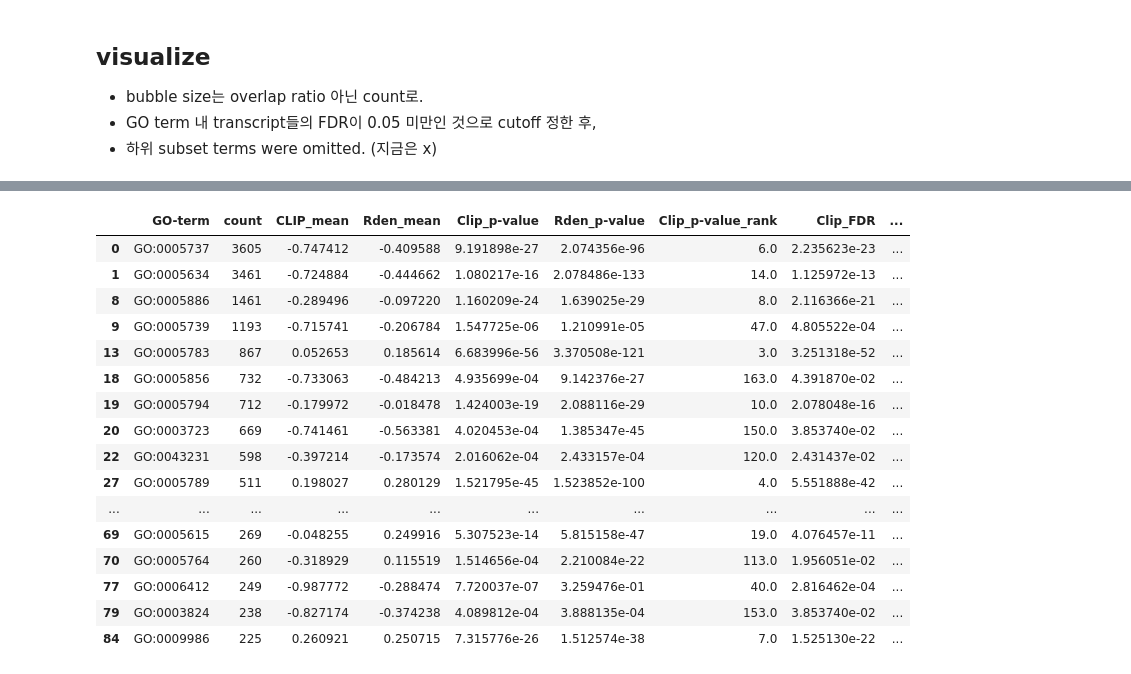
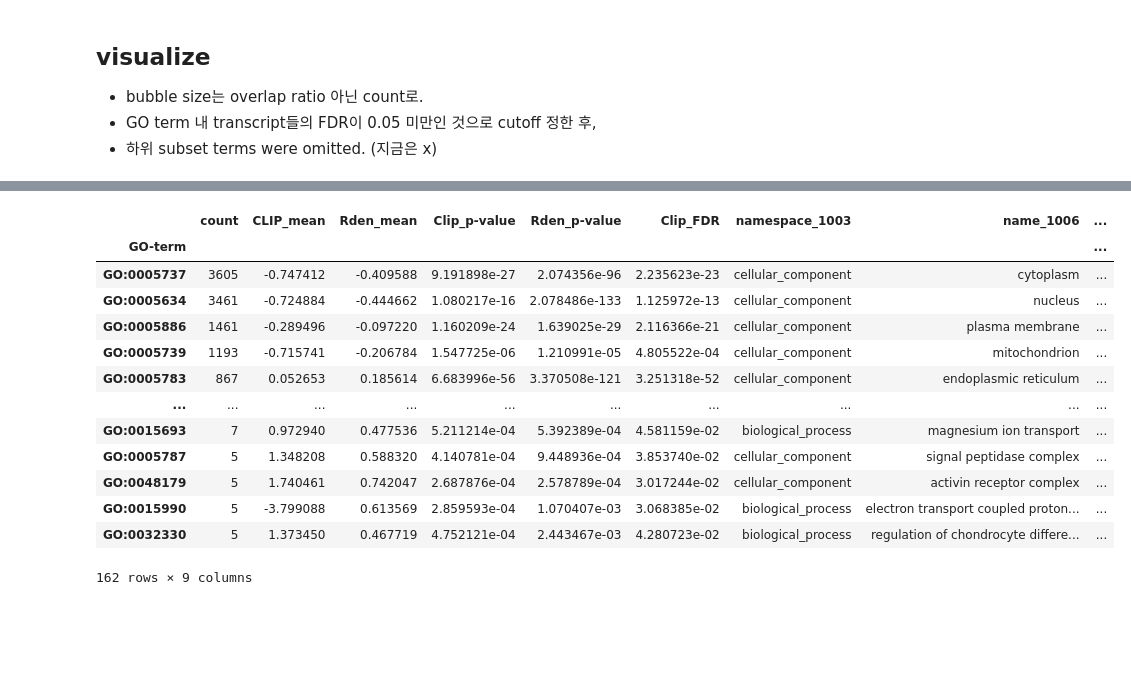
Before and after one commit to dong-gi-jang/binfo, a Jupyter notebook: Free 2/Free2_Fig5A.ipynb, the cells around one changed output, grey strips where cells are left out. Saved outputs shown, nothing was run; the diff lists cells and outputs as text; code cells hidden in the pictures; blank space fills up the shorter version.

```diff
--- a/Free 2/Free2_Fig5A.ipynb
+++ b/Free 2/Free2_Fig5A.ipynb
@@ -415,24 +419,20 @@ NameError: ignored
 # %%
-# 연습
-pltinput = pltinput.sort_values('Clip_FDR',ascending=False)
+pltinput_sortcount = pltinput.sort_values('count',ascending=False).set_index('GO-term')
-# %%
-pltinput.sort_values('count',ascending=False)[:20]
-# %% [output]
-|  | GO-term | count | CLIP_mean | Rden_mean | Clip_p-value | Rden_p-value | Clip_p-value_rank | Clip_FDR | ... |
-| 0 | GO:0005737 | 3605 | -0.747412 | -0.409588 | 9.191898e-27 | 2.074356e-96 | 6.0 | 2.235623e-23 | ... |
-| 1 | GO:0005634 | 3461 | -0.724884 | -0.444662 | 1.080217e-16 | 2.078486e-133 | 14.0 | 1.125972e-13 | ... |
-| 8 | GO:0005886 | 1461 | -0.289496 | -0.097220 | 1.160209e-24 | 1.639025e-29 | 8.0 | 2.116366e-21 | ... |
-| 9 | GO:0005739 | 1193 | -0.715741 | -0.206784 | 1.547725e-06 | 1.210991e-05 | 47.0 | 4.805522e-04 | ... |
-| 13 | GO:0005783 | 867 | 0.052653 | 0.185614 | 6.683996e-56 | 3.370508e-121 | 3.0 | 3.251318e-52 | ... |
-| 18 | GO:0005856 | 732 | -0.733063 | -0.484213 | 4.935699e-04 | 9.142376e-27 | 163.0 | 4.391870e-02 | ... |
-| 19 | GO:0005794 | 712 | -0.179972 | -0.018478 | 1.424003e-19 | 2.088116e-29 | 10.0 | 2.078048e-16 | ... |
-| 20 | GO:0003723 | 669 | -0.741461 | -0.563381 | 4.020453e-04 | 1.385347e-45 | 150.0 | 3.853740e-02 | ... |
-| 22 | GO:0043231 | 598 | -0.397214 | -0.173574 | 2.016062e-04 | 2.433157e-04 | 120.0 | 2.431437e-02 | ... |
-| 27 | GO:0005789 | 511 | 0.198027 | 0.280129 | 1.521795e-45 | 1.523852e-100 | 4.0 | 5.551888e-42 | ... |
-| ... | ... | ... | ... | ... | ... | ... | ... | ... | ... |
-| 69 | GO:0005615 | 269 | -0.048255 | 0.249916 | 5.307523e-14 | 5.815158e-47 | 19.0 | 4.076457e-11 | ... |
-| 70 | GO:0005764 | 260 | -0.318929 | 0.115519 | 1.514656e-04 | 2.210084e-22 | 113.0 | 1.956051e-02 | ... |
-| 77 | GO:0006412 | 249 | -0.987772 | -0.288474 | 7.720037e-07 | 3.259476e-01 | 40.0 | 2.816462e-04 | ... |
-| 79 | GO:0003824 | 238 | -0.827174 | -0.374238 | 4.089812e-04 | 3.888135e-04 | 153.0 | 3.853740e-02 | ... |
-| 84 | GO:0009986 | 225 | 0.260921 | 0.250715 | 7.315776e-26 | 1.512574e-38 | 7.0 | 1.525130e-22 | ... |
+# %%
+pltinput_sortcount
+# %% [output]
+|  | count | CLIP_mean | Rden_mean | Clip_p-value | Rden_p-value | Clip_FDR | namespace_1003 | name_1006 | ... |
+| GO-term |  |  |  |  |  |  |  |  | ... |
+| GO:0005737 | 3605 | -0.747412 | -0.409588 | 9.191898e-27 | 2.074356e-96 | 2.235623e-23 | cellular_component | cytoplasm | ... |
+| GO:0005634 | 3461 | -0.724884 | -0.444662 | 1.080217e-16 | 2.078486e-133 | 1.125972e-13 | cellular_component | nucleus | ... |
+| GO:0005886 | 1461 | -0.289496 | -0.097220 | 1.160209e-24 | 1.639025e-29 | 2.116366e-21 | cellular_component | plasma membrane | ... |
+| GO:0005739 | 1193 | -0.715741 | -0.206784 | 1.547725e-06 | 1.210991e-05 | 4.805522e-04 | cellular_component | mitochondrion | ... |
+| GO:0005783 | 867 | 0.052653 | 0.185614 | 6.683996e-56 | 3.370508e-121 | 3.251318e-52 | cellular_component | endoplasmic reticulum | ... |
+| ... | ... | ... | ... | ... | ... | ... | ... | ... | ... |
+| GO:0015693 | 7 | 0.972940 | 0.477536 | 5.211214e-04 | 5.392389e-04 | 4.581159e-02 | biological_process | magnesium ion transport | ... |
+| GO:0005787 | 5 | 1.348208 | 0.588320 | 4.140781e-04 | 9.448936e-04 | 3.853740e-02 | cellular_component | signal peptidase complex | ... |
+| GO:0048179 | 5 | 1.740461 | 0.742047 | 2.687876e-04 | 2.578789e-04 | 3.017244e-02 | cellular_component | activin receptor complex | ... |
+| GO:0015990 | 5 | -3.799088 | 0.613569 | 2.859593e-04 | 1.070407e-03 | 3.068385e-02 | biological_process | electron transport coupled proton... | ... |
+| GO:0032330 | 5 | 1.373450 | 0.467719 | 4.752121e-04 | 2.443467e-03 | 4.280723e-02 | biological_process | regulation of chondrocyte differe... | ... |
+162 rows × 9 columns
 # %%
```
Also changed, not shown: parts of 33 cells of this notebook.
